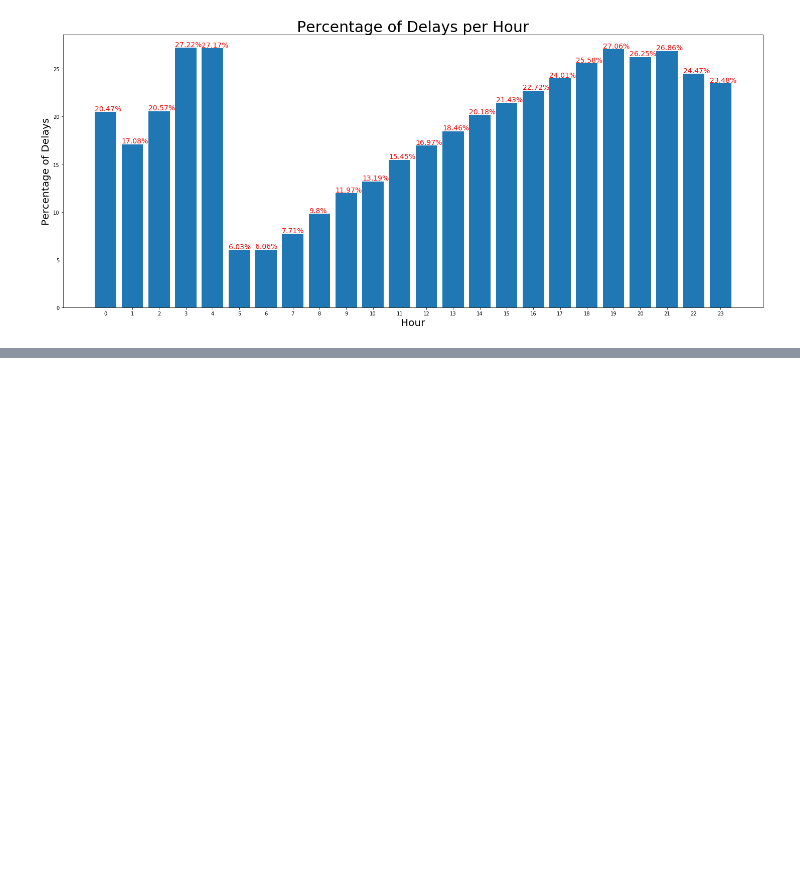
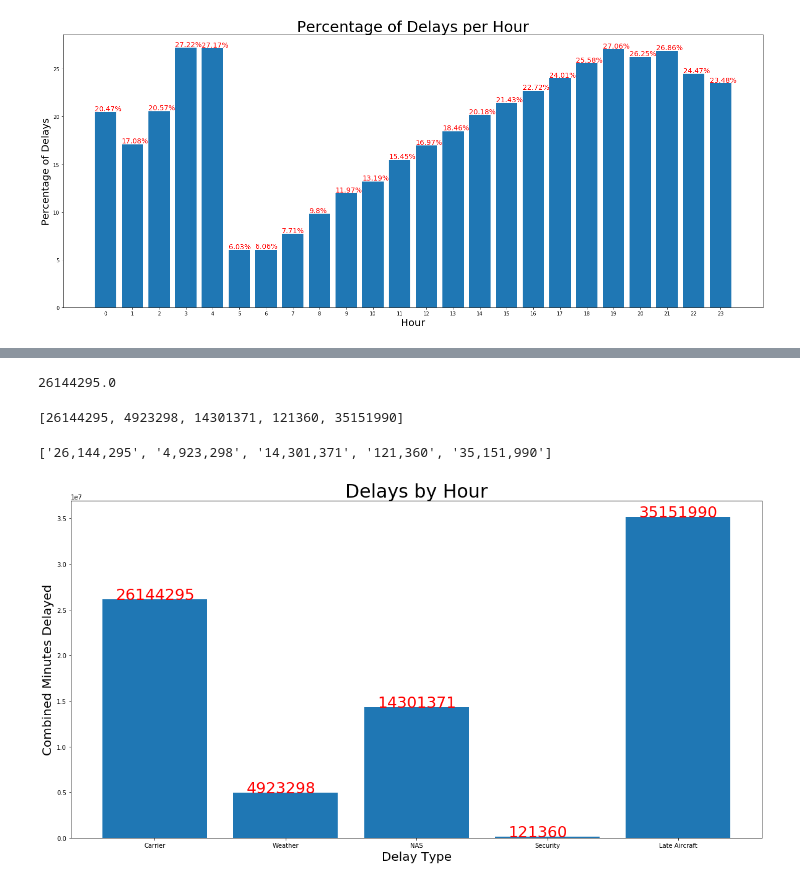
Before and after one commit to Arimorris/delays, a Jupyter notebook: visuals .ipynb, the cells around one changed output, grey strips where cells are left out. Cells and saved outputs as stored; diff of their text form; code cells hidden in the pictures; blank space fills up the shorter version.

Commit message:
delay types

```diff
--- a/visuals .ipynb
+++ b/visuals .ipynb
@@ -379,0 +392,15 @@ plt.show()
+# %%
+delay_type = ['Carrier', 'Weather', 'NAS', 'Security', 'Late Aircraft']
+delay_count = [sum(delay['CARRIER_DELAY'].fillna(0)), sum(delay['WEATHER_DELAY'].fillna(0)), \
+               sum(delay['NAS_DELAY'].fillna(0)), sum(delay['SECURITY_DELAY'].fillna(0)),\
+              sum(delay['LATE_AIRCRAFT_DELAY'].fillna(0))]
+# %%
+sum(delay['CARRIER_DELAY'].fillna(0))
+# %% [output]
+26144295.0
+# %%
+delay_count = [int(x) for x  in delay_count]
+# %%
+delay_count
+# %% [output]
+[26144295, 4923298, 14301371, 121360, 35151990]
@@ -379,0 +409,16 @@ plt.show()
+# %%
+delay_count_clean
+# %% [output]
+['26,144,295', '4,923,298', '14,301,371', '121,360', '35,151,990']
+# %%
+plt.figure(figsize=(20,10))
+plt.bar(delay_type, delay_count)
+plt.title("Delays by Hour", fontsize =30)
+plt.xlabel('Delay Type', fontsize =20)
+# plt.xticks([delay_type])
+plt.ylabel('Combined Minutes Delayed', fontsize =20)
+for a,b in zip(range(5), delay_count):
+    plt.text(a - .3, b +800, str(b), fontsize =25, color ='r')
+plt.show()
+# %% [output]
+[figure, added]
```
Also changed, not shown: parts of 3 cells of this notebook.
